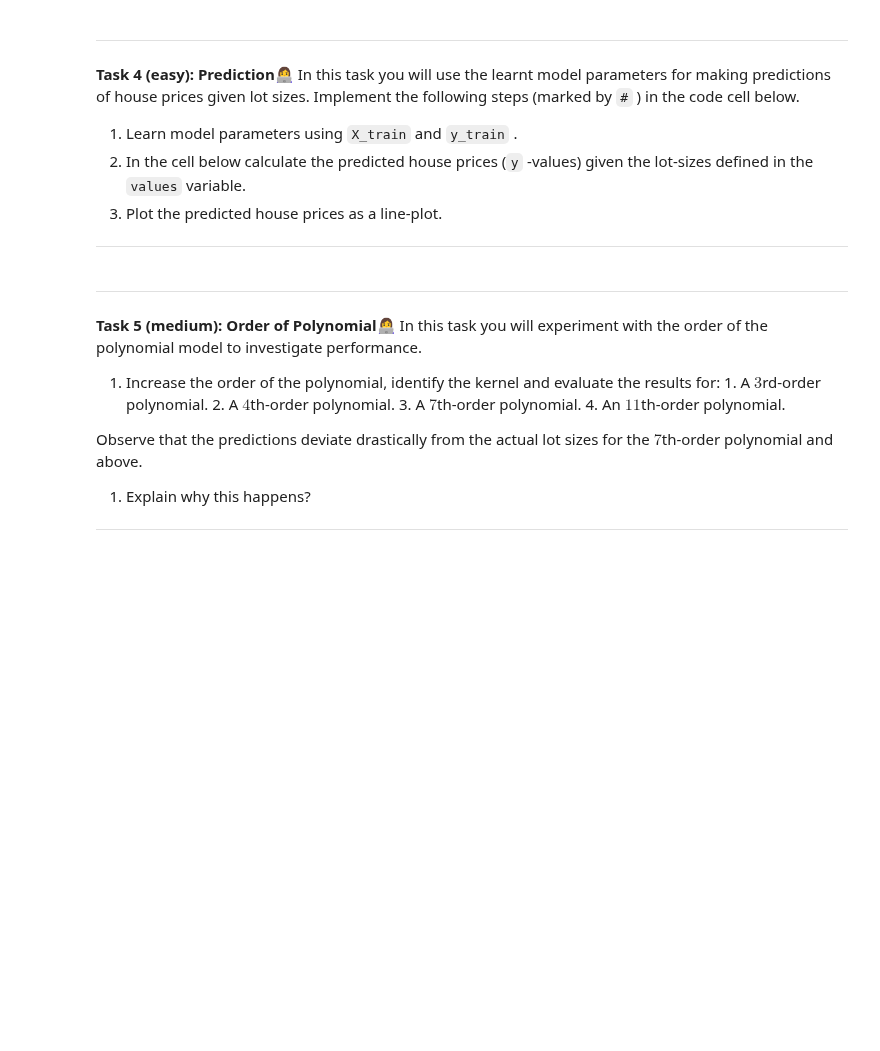
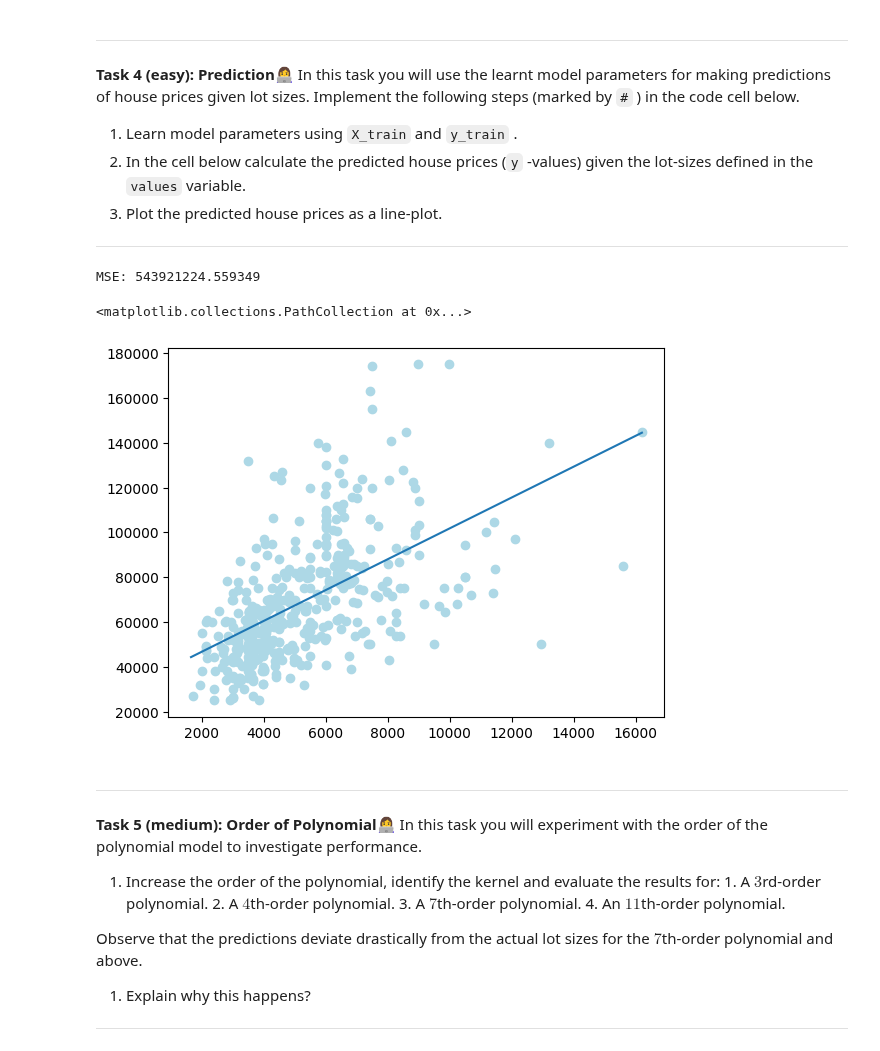
Before and after one commit to Mie-Jonasson/ComputerScienceMasters, a Jupyter notebook: IntroductionToMachineLearning/Exercises/W07/01-polynomial_regression.ipynb, the cells around one changed output. Cells and saved outputs as stored; diff of their text form; code cells hidden in the pictures; blank space fills up the shorter version.

```diff
--- a/IntroductionToMachineLearning/Exercises/W07/01-polynomial_regression.ipynb
+++ b/IntroductionToMachineLearning/Exercises/W07/01-polynomial_regression.ipynb
@@ -144,4 +158,7 @@ def train(X, y, order):
 
     :return: Parameters of model.
     """
-    ...
+    ds = processDataset(np.array([X, y]).T)
+    ds.get_design_matrix(degree=order)
+    ds.get_weights()
+    return ds
@@ -154,11 +176,11 @@ Use the learned model parameters to predict house prices given an input vector $
 
 ---
 # %%
-def predict(X, w):
+def predict(X, obj):
     """
     :param X: Input vector.
     :param w: Estimated parameters.
 
     :return: Predicted y-values.
     """
-    ...
+    return obj.predict(X)
@@ -181,12 +223,22 @@ In this task you will use the learnt model parameters for making predictions of
 # %%
 values = np.linspace(X_full.min(), X_full.max(), 50)
 
 # (1) Learn model parameters
+ds = train(X_train, y_train, 1)
+ds.weights
+preds = predict(X_test, ds)
 
 # (2) Evaluate model
+mse = Eval().mse(y_test, preds)
+print(f"MSE: {mse}")
+plt.plot(values, predict(values, ds))
 
 # (3) Plot predicted values
-plt.scatter(X_train, y_train)
+plt.scatter(X_train, y_train, color='lightblue')
+# %% [output]
+MSE: 543921224.559349
+<matplotlib.collections.PathCollection at 0x...>
+[figure, added]
 # %% [markdown]
 
 ---
```
Also changed, not shown: parts of 13 cells of this notebook, 1 other file.
